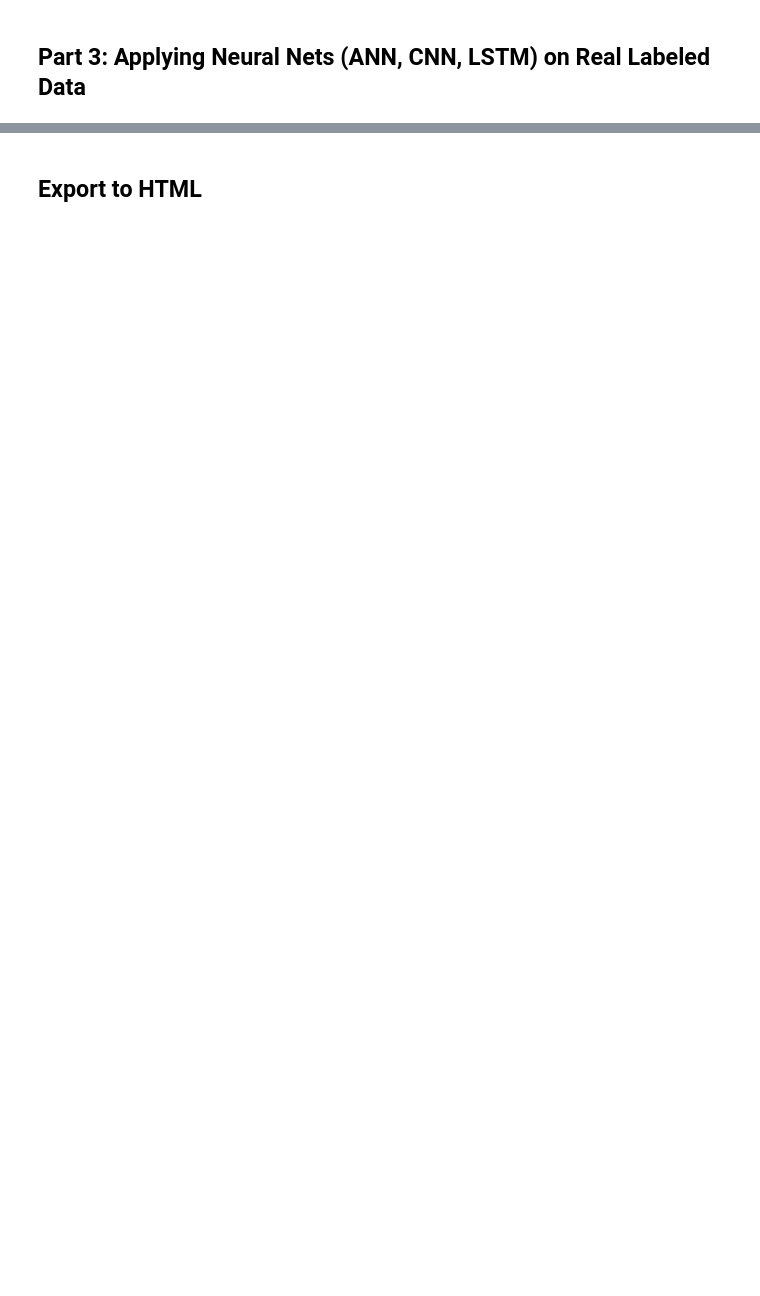
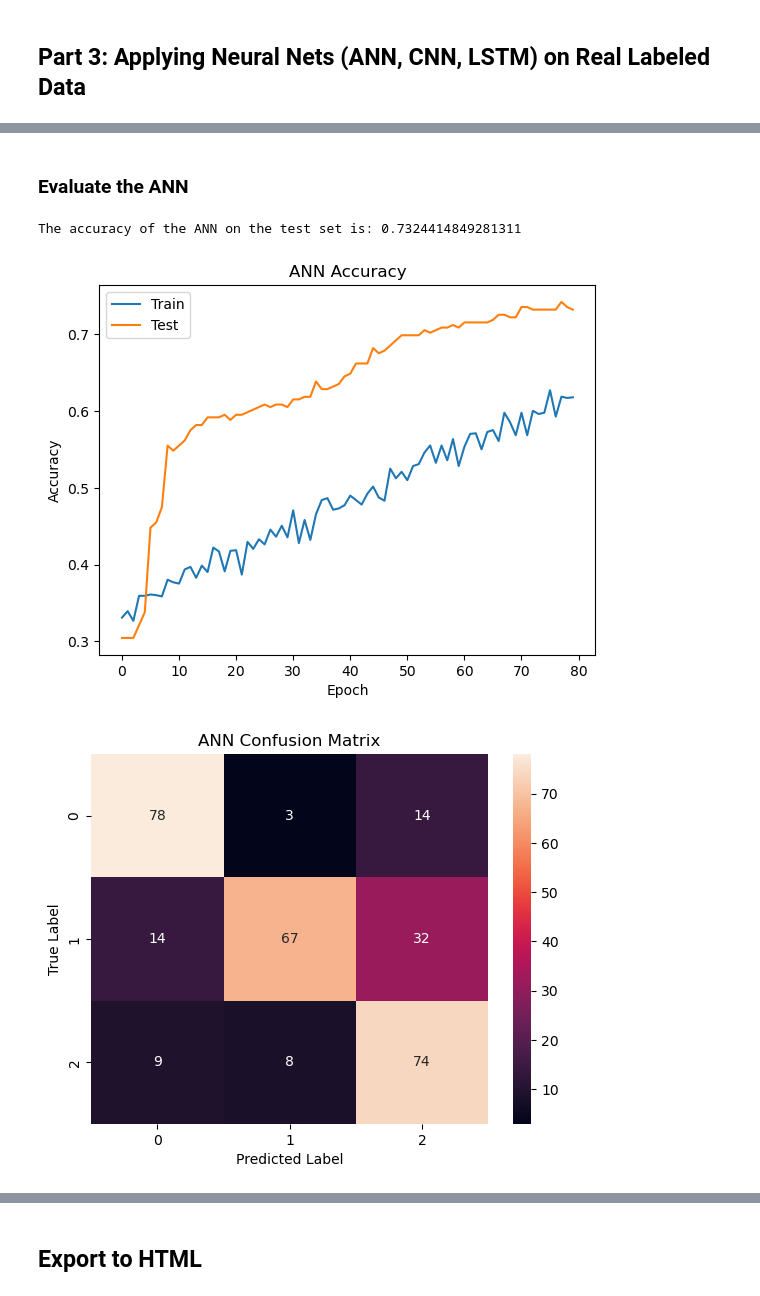
Before and after one commit to isaiahlg/csci5922, a Jupyter notebook: final/final.ipynb, the cells around one changed output, grey strips where cells are left out. Cells and saved outputs as stored; diff of their text form; code cells hidden in the pictures; blank space fills up the shorter version.

```diff
--- a/final/final.ipynb
+++ b/final/final.ipynb
@@ -174,0 +297,13 @@ _________________________________________________________________
+# %%
+# set hyperparameters
+batch_size_ann = 100
+epochs_ann = 80
+
+# train the model
+history_ann = ann.fit(
+    x_train,
+    y_train,
+    epochs=epochs_ann,
+    batch_size=batch_size_ann,
+    validation_data=(x_test, y_test)
+)
@@ -174,0 +328,36 @@ _________________________________________________________________
+# %% [markdown]
+### Evaluate the ANN
+# %%
+# print the accuracy of the model
+print('The accuracy of the ANN on the test set is:', history_ann.history['val_accuracy'][-1])
+
+# plot the accuracy by epoch during training
+import matplotlib.pyplot as plt
+plt.plot(history_ann.history['accuracy'])
+plt.plot(history_ann.history['val_accuracy'])
+plt.title('ANN Accuracy')
+plt.ylabel('Accuracy')
+plt.xlabel('Epoch')
+plt.legend(['Train', 'Test'], loc='upper left')
+plt.show()
+
+# run predictions on the test set
+predictions_ann = ann.predict(x_test)
+
+
+# create a confusion matrix of the predictions and plot it
+from sklearn.metrics import confusion_matrix
+import seaborn as sns
+import numpy as np
+y_pred_ann = np.argmax(predictions_ann, axis=1)
+y_eval_ann = np.argmax(y_test, axis=1)
+cm = confusion_matrix(y_eval_ann, y_pred_ann)
+sns.heatmap(cm, annot=True, fmt='d')
+plt.title('ANN Confusion Matrix')
+plt.xlabel('Predicted Label')
+plt.ylabel('True Label')
+plt.show()
+# %% [output]
+The accuracy of the ANN on the test set is: 0.7324414849281311
+[figure, added]
+[figure, added]
```
Also changed, not shown: parts of 22 cells of this notebook, 7 other files.
